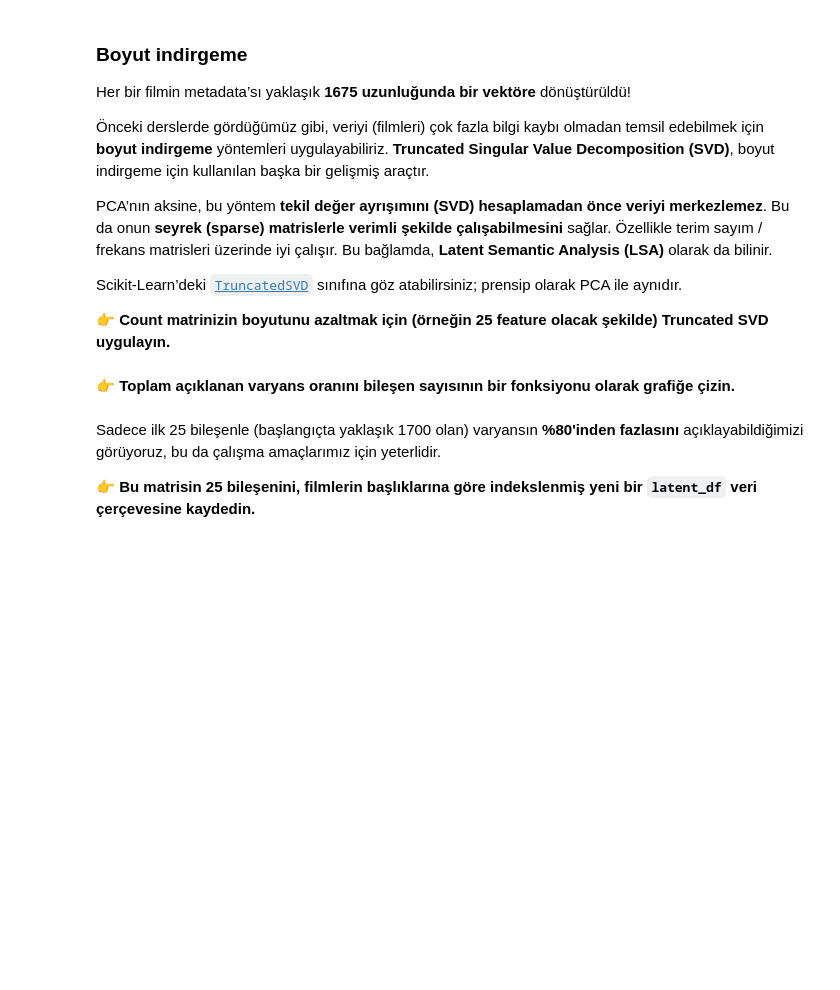
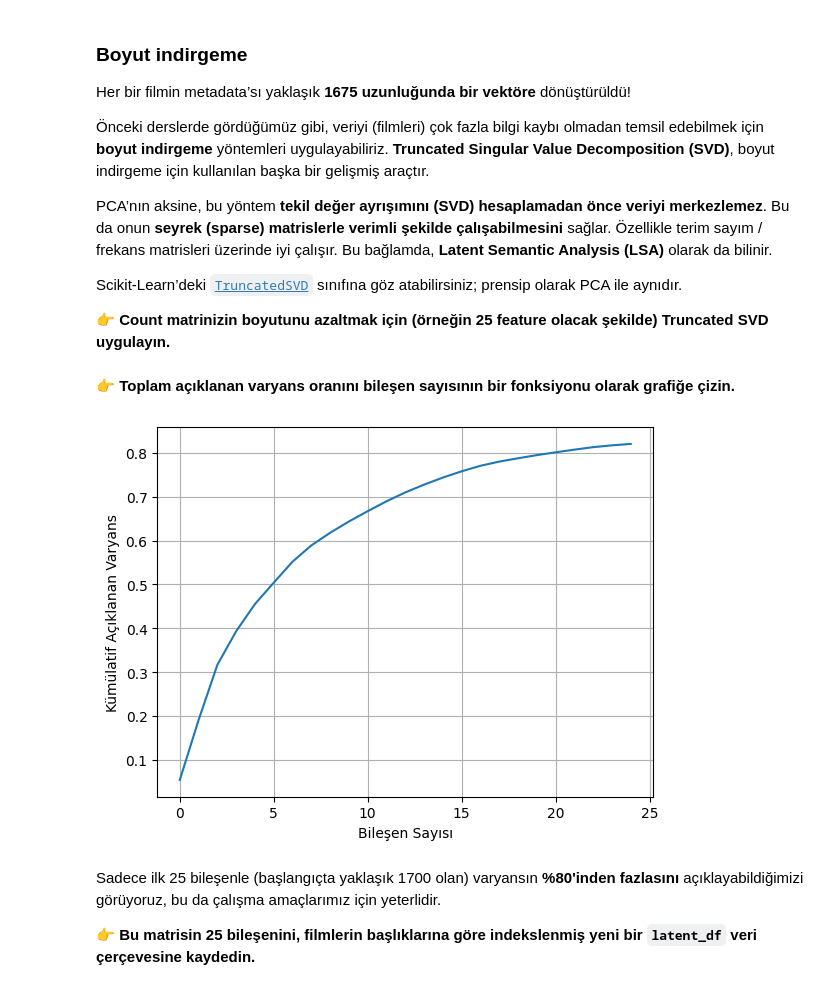
Before and after one commit to berkayturhan-boop/S17D3-S-data-movie-recommendation, a Jupyter notebook: recommender-system.ipynb, the cells around one changed output. Cells and saved outputs as stored; diff of their text form; code cells hidden in the pictures; blank space fills up the shorter version.

```diff
--- a/recommender-system.ipynb
+++ b/recommender-system.ipynb
@@ -66,0 +207,2 @@ __`movies` ve `tags` DataFrame'lerini birleştirin.__
+# %%
+tags_grouped = tags.groupby('movieId')['tag'].apply(lambda x: ' '.join(x.dropna())).reset_index()
@@ -79,0 +229,10 @@ Bunun için:
+# %%
+merged_df = pd.merge(movies, tags_grouped, on='movieId', how='left')
+
+merged_df['tag'] = merged_df['tag'].fillna('')
+
+merged_df['metadata'] = merged_df['genres'] + ' ' + merged_df['tag']
+
+merged_df = merged_df[['movieId', 'title', 'metadata']]
+
+print(merged_df.head())
@@ -108,3 +297,10 @@ Her satır, ilgili filme ait **frekans vektörünü** temsil edecektir.
+# %%
+from sklearn.feature_extraction.text import CountVectorizer
+from sklearn.decomposition import TruncatedSVD
+import matplotlib.pyplot as plt
+
+count_vectorizer = CountVectorizer(stop_words='english')
+count_df = count_vectorizer.fit_transform(merged_df['metadata'])
 # %% [markdown]
 ### Boyut indirgeme
 
@@ -122,2 +316,5 @@ __👉 **Count matrinizin boyutunu azaltmak için (örneğin 25 feature olacak
+# %%
+svd = TruncatedSVD(n_components=25)
+latent_matrix = svd.fit_transform(count_df)
 # %% [markdown]
 👉 **Toplam açıklanan varyans oranını bileşen sayısının bir fonksiyonu olarak grafiğe çizin.**
@@ -126,3 +321,11 @@ __👉 **Count matrinizin boyutunu azaltmak için (örneğin 25 feature olacak
+# %%
+plt.plot(np.cumsum(svd.explained_variance_ratio_))
+plt.xlabel('Bileşen Sayısı')
+plt.ylabel('Kümülatif Açıklanan Varyans')
+plt.grid(True)
+plt.show()
+# %% [output]
+[figure, added]
 # %% [markdown]
 Sadece ilk 25 bileşenle (başlangıçta yaklaşık 1700 olan) varyansın **%80'inden fazlasını** açıklayabildiğimizi görüyoruz, bu da çalışma amaçlarımız için yeterlidir.
 
```
Also changed, not shown: parts of 42 cells of this notebook.
